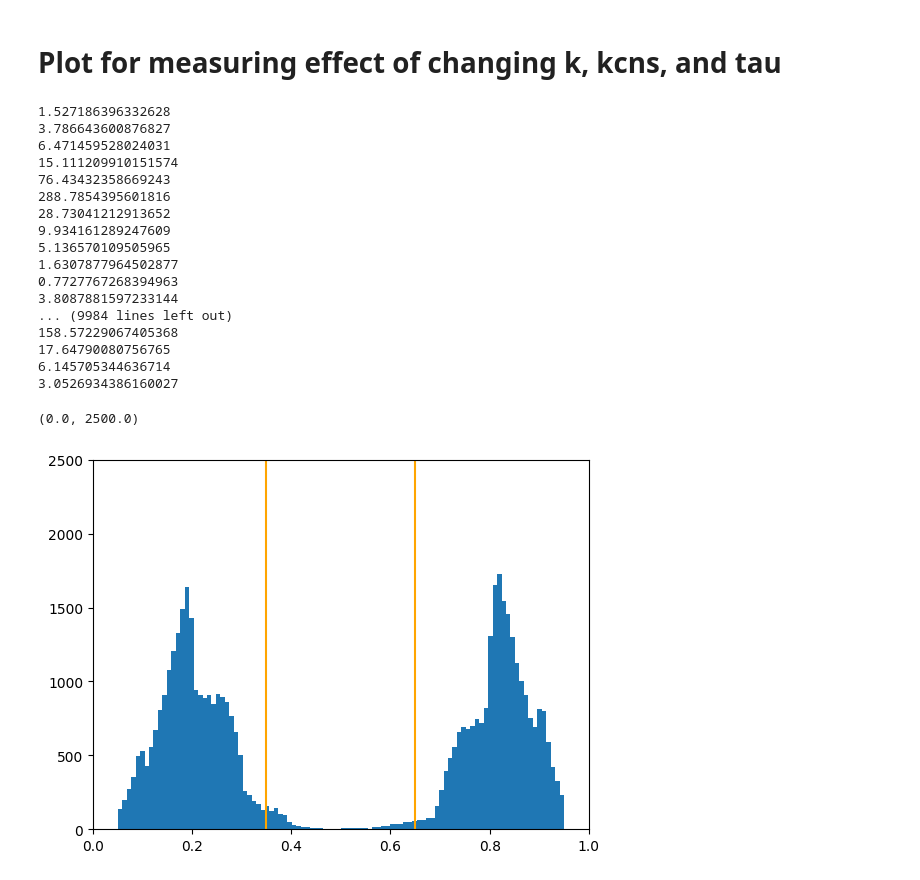
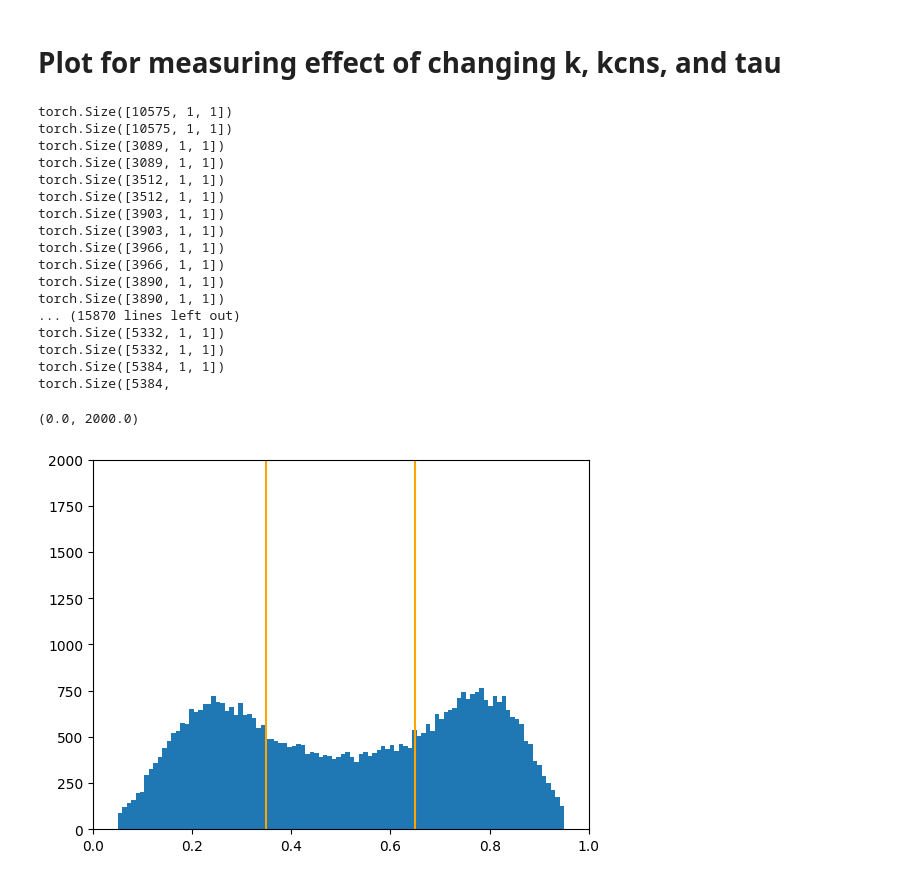
Before and after one commit to oatmeallover/parallel_tempering, a Jupyter notebook: parallel_toy.ipynb, the cells around one changed output. Cells and saved outputs as stored; diff of their text form; code cells hidden in the pictures.

```diff
--- a/parallel_toy.ipynb
+++ b/parallel_toy.ipynb
@@ -56,7 +56,7 @@ diffusion = GaussianDiffusion1D(
     model,
     seq_length = 1,
     timesteps = 1000,
-    objective = 'pred_v'
+    objective = 'pred_noise'
 )
 
 # Using trainer
@@ -234,37 +212,37 @@ Detected kernel version 4.18.0, which is below the recommended minimum of 5.5.0;
 # %%
 sampled_seq = diffusion.sample(
     k = 1.0,
     k_cns = 1.0,
-    tau = 0.25,
+    tau = 1.0,
     n_chunks = 10,
     batch_size=num_points
 )
 
 mask = ((sampled_seq >= 0.05) & (sampled_seq <= 0.95)).all(dim=1)
 sampled_seq = sampled_seq[mask]
 sampled_np = sampled_seq.detach().cpu().numpy()
 _ = plt.hist(sampled_np[:, 0], bins=100)
 plt.axvline(means[0], color = "orange")
 plt.axvline(means[1], color = "orange")
 plt.xlim(0,1)
-plt.ylim(0,2500)
+plt.ylim(0,2000)
 # %% [output]
-1.527186396332628
-3.786643600876827
-6.471459528024031
-15.111209910151574
-76.43432358669243
-288.7854395601816
-28.73041212913652
-9.934161289247609
-5.136570109505965
-1.6307877964502877
-0.7727767268394963
-3.8087881597233144
-... (9984 lines left out)
-158.57229067405368
-17.64790080756765
-6.145705344636714
-3.0526934386160027
+torch.Size([10575, 1, 1])
+torch.Size([10575, 1, 1])
+torch.Size([3089, 1, 1])
+torch.Size([3089, 1, 1])
+torch.Size([3512, 1, 1])
+torch.Size([3512, 1, 1])
+torch.Size([3903, 1, 1])
+torch.Size([3903, 1, 1])
+torch.Size([3966, 1, 1])
+torch.Size([3966, 1, 1])
+torch.Size([3890, 1, 1])
+torch.Size([3890, 1, 1])
+... (15870 lines left out)
+torch.Size([5332, 1, 1])
+torch.Size([5332, 1, 1])
+torch.Size([5384, 1, 1])
+torch.Size([5384,
-(0.0, 2500.0)
+(0.0, 2000.0)
-[figure, old version]
+[figure, new version]
```
Also changed, not shown: parts of 3 cells of this notebook, 4 other files.
